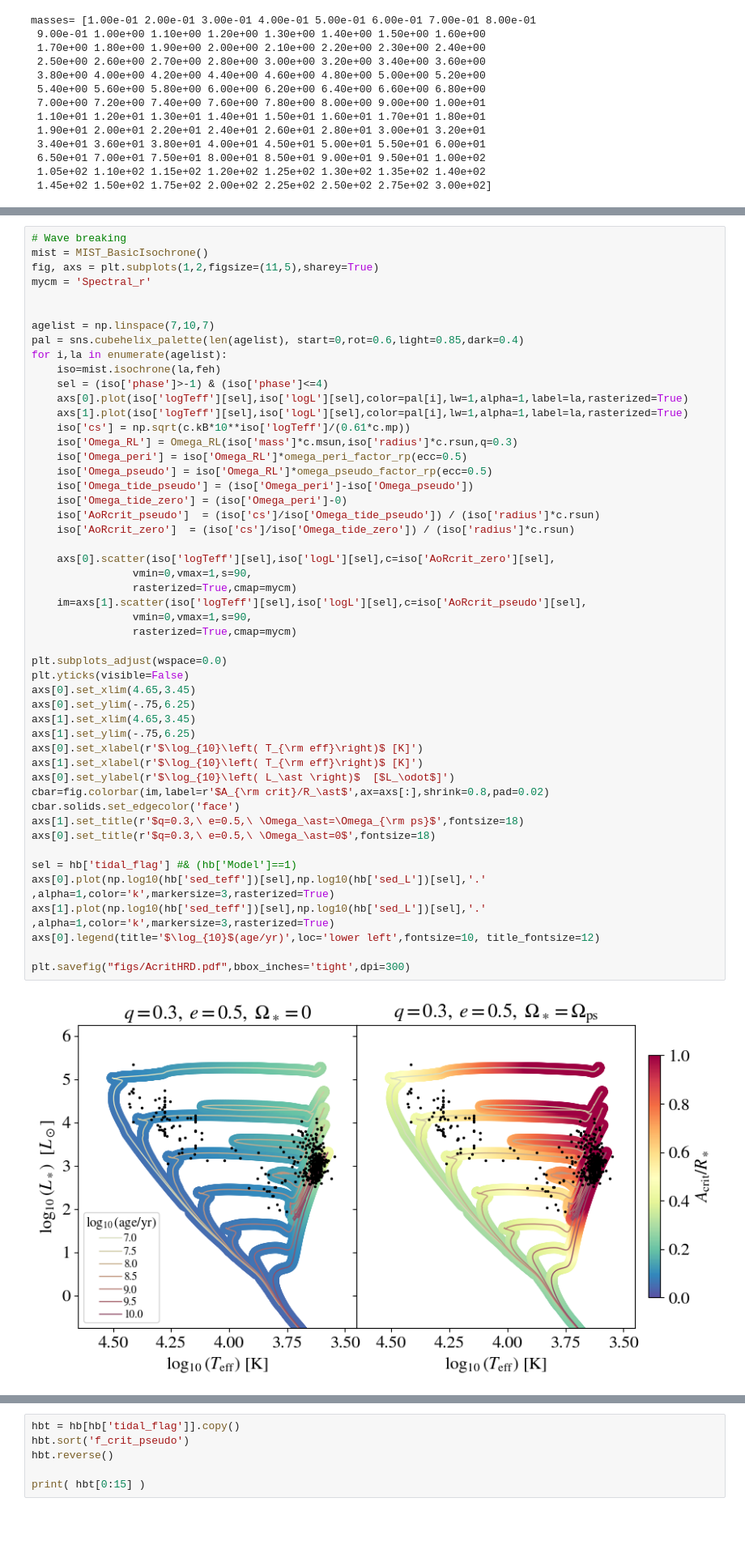
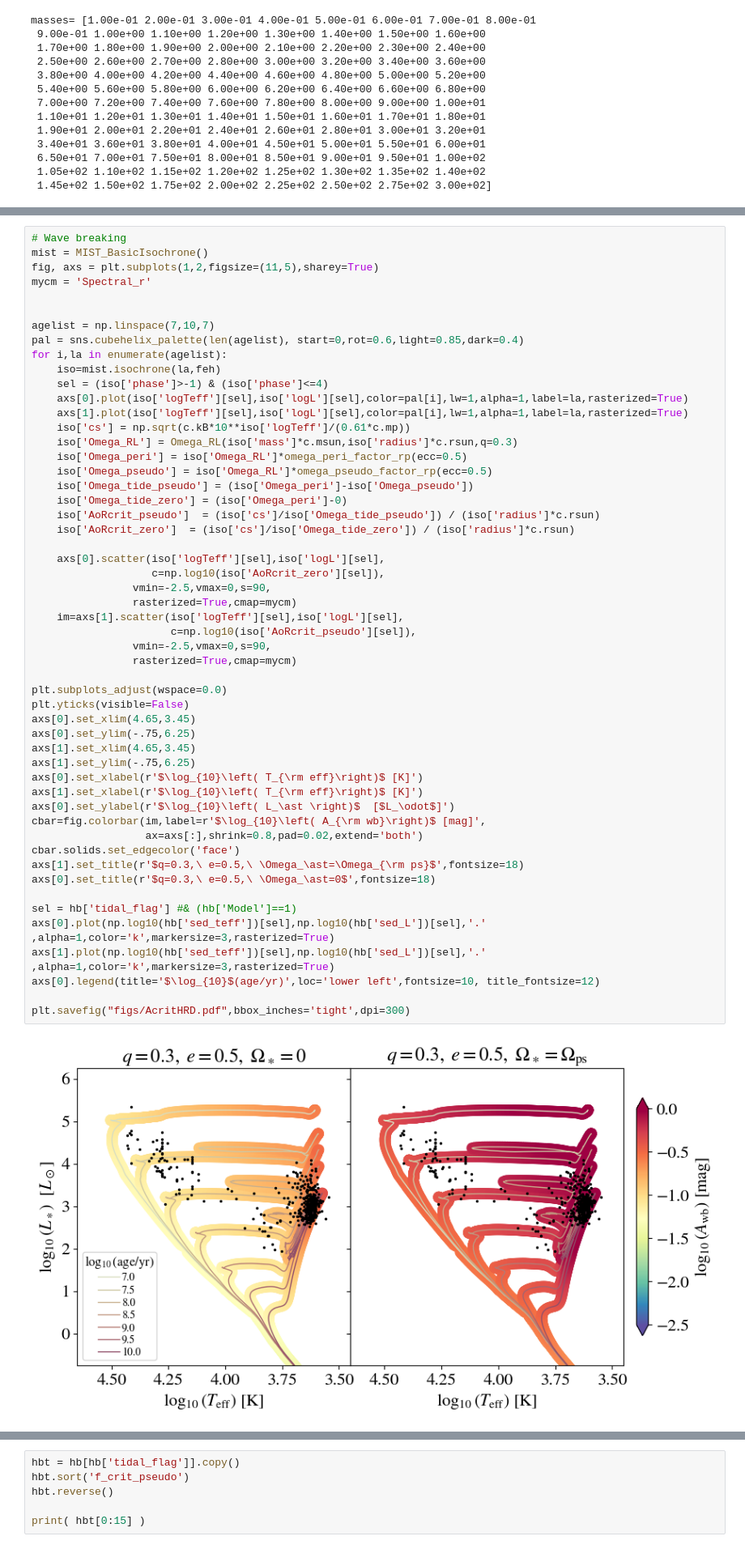
Before and after one commit to morganemacleod/OGLE_HBs, a Jupyter notebook: OGLE-paperfigs.ipynb, the cells around one changed output, grey strips where cells are left out. Shown at 81% size. Saved outputs shown, nothing was run; the diff lists cells and outputs as text; blank space fills up the shorter version.

```diff
--- a/OGLE-paperfigs.ipynb
+++ b/OGLE-paperfigs.ipynb
@@ -583,39 +583,42 @@ for i,la in enumerate(agelist):
     iso['Omega_peri'] = iso['Omega_RL']*omega_peri_factor_rp(ecc=0.5)
     iso['Omega_pseudo'] = iso['Omega_RL']*omega_pseudo_factor_rp(ecc=0.5)
     iso['Omega_tide_pseudo'] = (iso['Omega_peri']-iso['Omega_pseudo'])
     iso['Omega_tide_zero'] = (iso['Omega_peri']-0)
     iso['AoRcrit_pseudo']  = (iso['cs']/iso['Omega_tide_pseudo']) / (iso['radius']*c.rsun)
     iso['AoRcrit_zero']  = (iso['cs']/iso['Omega_tide_zero']) / (iso['radius']*c.rsun)
 
-    axs[0].scatter(iso['logTeff'][sel],iso['logL'][sel],c=iso['AoRcrit_zero'][sel],
-                vmin=0,vmax=1,s=90,
+    axs[0].scatter(iso['logTeff'][sel],iso['logL'][sel],
+                   c=np.log10(iso['AoRcrit_zero'][sel]),
+                vmin=-2.5,vmax=0,s=90,
                 rasterized=True,cmap=mycm)
-    im=axs[1].scatter(iso['logTeff'][sel],iso['logL'][sel],c=iso['AoRcrit_pseudo'][sel],
-                vmin=0,vmax=1,s=90,
+    im=axs[1].scatter(iso['logTeff'][sel],iso['logL'][sel],
+                      c=np.log10(iso['AoRcrit_pseudo'][sel]),
+                vmin=-2.5,vmax=0,s=90,
                 rasterized=True,cmap=mycm)
 
 plt.subplots_adjust(wspace=0.0)
 plt.yticks(visible=False)
 axs[0].set_xlim(4.65,3.45)
 axs[0].set_ylim(-.75,6.25)
 axs[1].set_xlim(4.65,3.45)
 axs[1].set_ylim(-.75,6.25)
 axs[0].set_xlabel(r'$\log_{10}\left( T_{\rm eff}\right)$ [K]')
 axs[1].set_xlabel(r'$\log_{10}\left( T_{\rm eff}\right)$ [K]')
 axs[0].set_ylabel(r'$\log_{10}\left( L_\ast \right)$  [$L_\odot$]')
-cbar=fig.colorbar(im,label=r'$A_{\rm crit}/R_\ast$',ax=axs[:],shrink=0.8,pad=0.02)
+cbar=fig.colorbar(im,label=r'$\log_{10}\left( A_{\rm wb}\right)$ [mag]',
+                  ax=axs[:],shrink=0.8,pad=0.02,extend='both')
 cbar.solids.set_edgecolor('face')
 axs[1].set_title(r'$q=0.3,\ e=0.5,\ \Omega_\ast=\Omega_{\rm ps}$',fontsize=18)
 axs[0].set_title(r'$q=0.3,\ e=0.5,\ \Omega_\ast=0$',fontsize=18)
 
 sel = hb['tidal_flag'] #& (hb['Model']==1)
 axs[0].plot(np.log10(hb['sed_teff'])[sel],np.log10(hb['sed_L'])[sel],'.' ,alpha=1,color='k',markersize=3,rasterized=True)
 axs[1].plot(np.log10(hb['sed_teff'])[sel],np.log10(hb['sed_L'])[sel],'.' ,alpha=1,color='k',markersize=3,rasterized=True)
 axs[0].legend(title='$\log_{10}$(age/yr)',loc='lower left',fontsize=10, title_fontsize=12)
 
 plt.savefig("figs/AcritHRD.pdf",bbox_inches='tight',dpi=300)
 # %% [output]
-[figure, old version]
+[figure, new version]
 # %%
 fig,axs = plt.subplots(2,1,figsize=(5,8),sharex=True)
 
```
Also changed, not shown: parts of 13 cells of this notebook, 3 other files.
